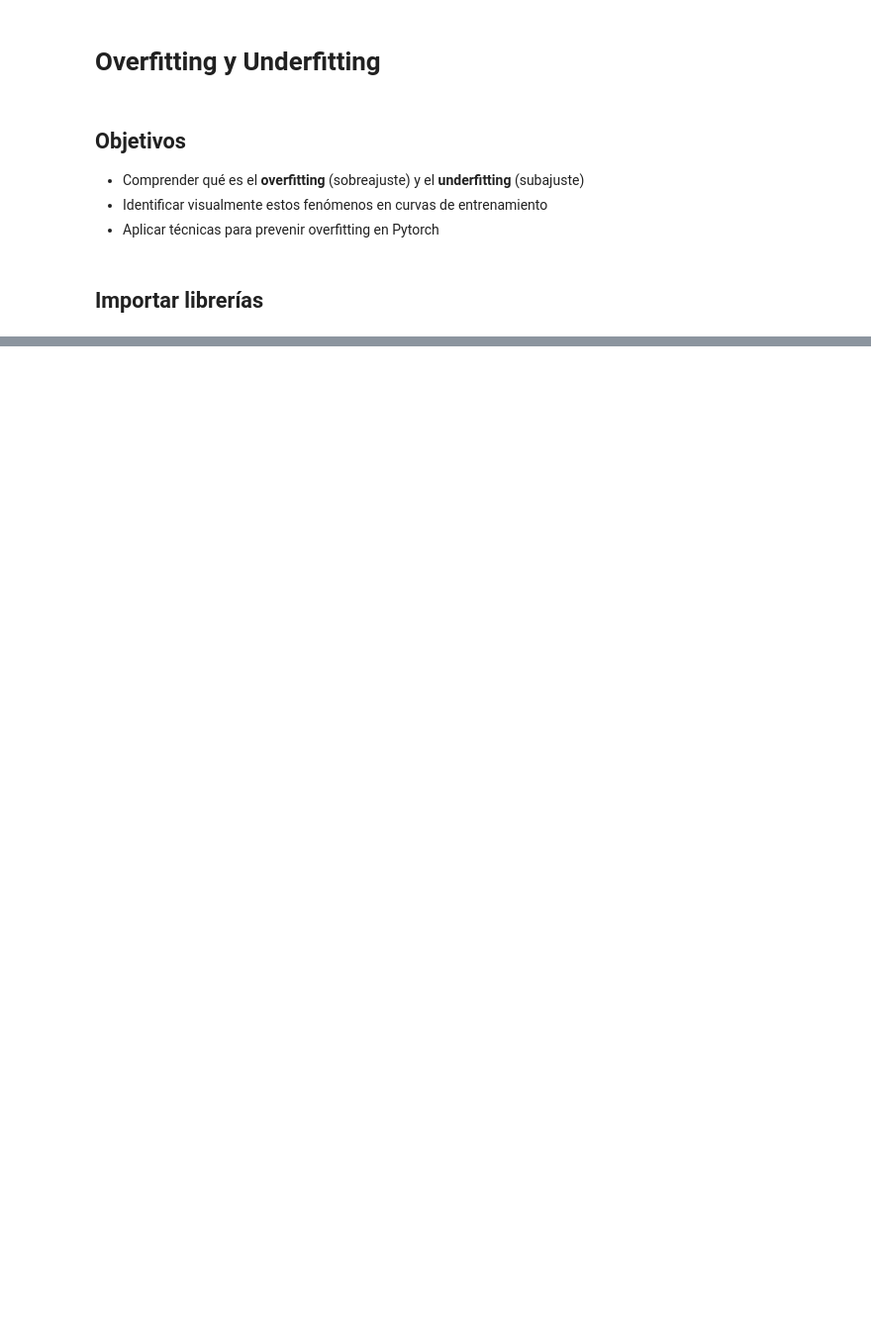
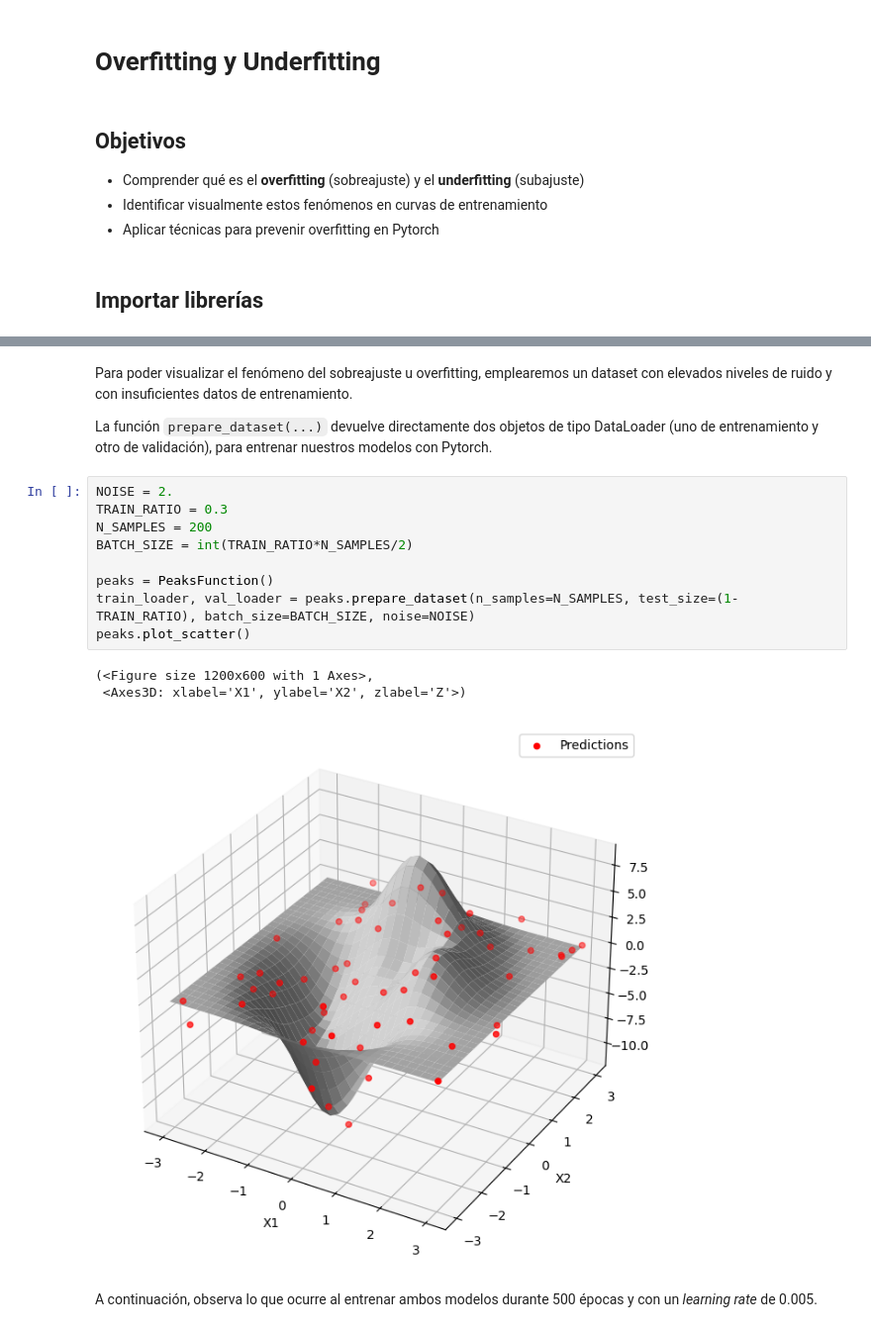
Before and after one commit to isfons/intro-ML, a Jupyter notebook: Overfitting y Underfitting.ipynb, the cells around one changed output, grey strips where cells are left out. Shown at 99% size. Saved outputs shown, nothing was run; the diff lists cells and outputs as text; blank space fills up the shorter version.

Commit message:
Didactic overfittng visualization

```diff
--- a/Overfitting y Underfitting.ipynb
+++ b/Overfitting y Underfitting.ipynb
@@ -194 +120,20 @@ LR = 0.01
+# %% [markdown]
+Para poder visualizar el fenómeno del sobreajuste u overfitting, emplearemos un dataset con elevados niveles de ruido y con insuficientes datos de entrenamiento.
+
+La función `prepare_dataset(...)` devuelve directamente dos objetos de tipo DataLoader (uno de entrenamiento y otro de validación), para entrenar nuestros modelos con Pytorch.
+# %%
+NOISE = 2.
+TRAIN_RATIO = 0.3
+N_SAMPLES = 200
+BATCH_SIZE = int(TRAIN_RATIO*N_SAMPLES/2)
+
+peaks = PeaksFunction()
+train_loader, val_loader = peaks.prepare_dataset(n_samples=N_SAMPLES, test_size=(1-TRAIN_RATIO), batch_size=BATCH_SIZE, noise=NOISE)
+peaks.plot_scatter()
+# %% [output]
+(<Figure size 1200x600 with 1 Axes>,
+ <Axes3D: xlabel='X1', ylabel='X2', zlabel='Z'>)
+[figure, added]
+# %% [markdown]
+A continuación, observa lo que ocurre al entrenar ambos modelos durante 500 épocas y con un *learning rate* de 0.005.
 # %%
```
Also changed, not shown: parts of 14 cells of this notebook, 1 other file.
